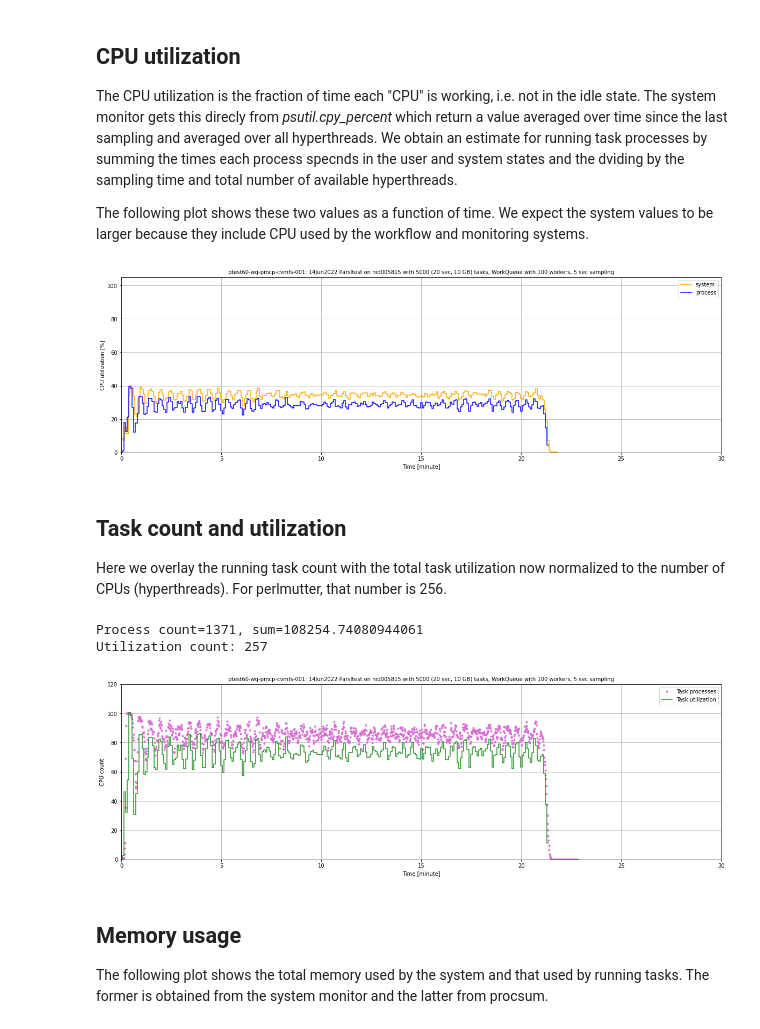
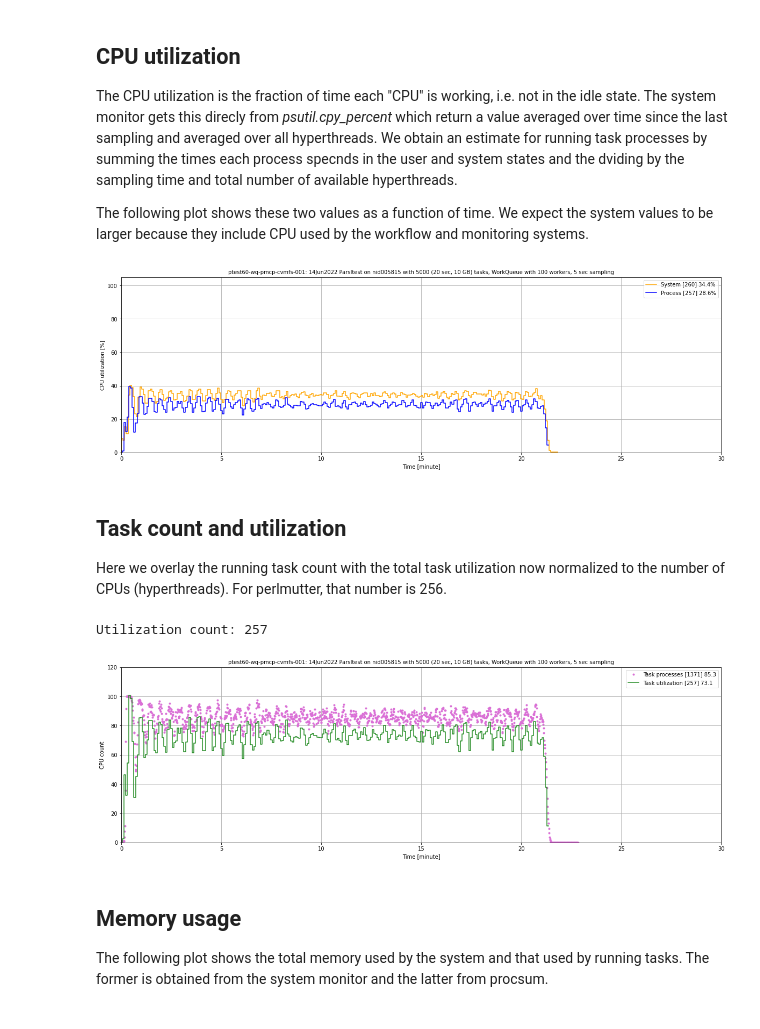
Before and after one commit to LSSTDESC/desc-wfmon, a Jupyter notebook: ipynb/monexp.ipynb, the cells around one changed output. Cells and saved outputs as stored; diff of their text form; code cells hidden in the pictures.

```diff
--- a/ipynb/monexp.ipynb
+++ b/ipynb/monexp.ipynb
@@ -538,23 +543,24 @@ We expect the system values to be larger because they include CPU used by the wo
 # %%
 xmin = tmin
 xmax = tmax
 ymin = 0
 ymax = 105
 plt.figure(figsize=(pdx, pdy))
-plt.step(x=sym.tfix, y=sym.cpu_percent, where='pre', color='orange', label='system')
+cpp = sym.cpu_percent
+plt.step(x=sym.tfix, y=cpp, where='pre', color='orange', label=f"System [{len(cpp)}] {cpp.median():.1f}%")
 # To get a process estimate, we divide the total user+sys time by the time interval and number of CPU.
 if have_procsum:
     peff = 100*(psm.procsum_time_user+psm.procsum_time_system)/delt/ncpu
-    plt.step(x=psm.tfix, y=peff, color='blue', label='process')
+    plt.step(x=psm.tfix, y=peff, color='blue', label=f"Process [{len(peff)}] {peff.median():.1f}%")
 plt.xlabel(f"Time [{stunit}]")
 plt.ylabel('CPU utilization [%]')
 plt.grid(True)
 plt.legend()
 junk = plt.axis([xmin, xmax, ymin, ymax])
 plt.title(pttl)
 plt.savefig(pfx+'cpueff'+sfx)
 # %% [output]
-[figure, old version]
+[figure, new version]
 # %% [markdown]
 ## Task count and utilization
 Here we overlay the running task count with the total task utilization now normalized to the number of CPUs (hyperthreads).
@@ -567,18 +573,21 @@ ymax = 120
 show_sysutil = False
 show_psmprocs = False
 plt.figure(figsize=(pdx, pdy))
+# System utilization
 if show_sysutil:
     scpu = sym.cpu_percent*ncpu*0.01
-    plt.step(x=sym.tfix, y=scpu, where='pre', color='orange', linestyle='-', label='System utilization')
+    plt.step(x=sym.tfix, y=scpu, where='pre', color='orange', linestyle='-', label=f"System utilization [{len(scpu)}] {scpu.median():0.1f}")
+# Procsum process count.
 if have_procsum and show_psmprocs:
-        psmproc = psm.procsum_time_clock/delt
-        plt.step(x=psm_tfix, y=psmproc, where='pre', color='cyan', label='Task processes (procsum)')
-plt.plot(tscrun.tfix, tscact, '.', color='orchid', label='Task processes')
-print(f"Process count={len(tscact)}, sum={tscact.sum()}")
+    psmproc = psm.procsum_time_clock/delt
+    plt.step(x=psm_tfix, y=psmproc, where='pre', color='cyan', label=f"Procsum processes [{len(psmproc)}] {psmproc.median():.1f}")
+# Task count
+plt.plot(tscrun.tfix, tscact, '.', color='orchid', label=f"Task processes [{len(tscact)}] {tscact.median():.1f}")
+# Task utilization count
 if have_procsum:
     # To get a process estimate, we divide the total user+sys time by the time interval and number of CPU.
     puse = (psm.procsum_time_user+psm.procsum_time_system)/delt
-    plt.step(x=psm_tfix, y=puse, where='pre', color='forestgreen', marker='', linestyle='-', label='Task utilization')
+    plt.step(x=psm_tfix, y=puse, where='pre', color='forestgreen', marker='', linestyle='-', label=f"Task utilization [{len(puse)}] {puse.median():0.1f}")
     print(f"Utilization count: {len(puse)}")
 plt.xlabel(f"Time [{stunit}]")
 plt.ylabel('CPU count')
@@ -588,9 +597,8 @@ junk = plt.axis([xmin, xmax, ymin, ymax])
 plt.title(pttl)
 plt.savefig(pfx+'cpucount'+sfx)
 # %% [output]
-Process count=1371, sum=108254.74080944061
 Utilization count: 257
-[figure, old version]
+[figure, new version]
 # %% [markdown]
 ## Memory usage
 
```
Also changed, not shown: parts of 7 cells of this notebook, 1 other file.
